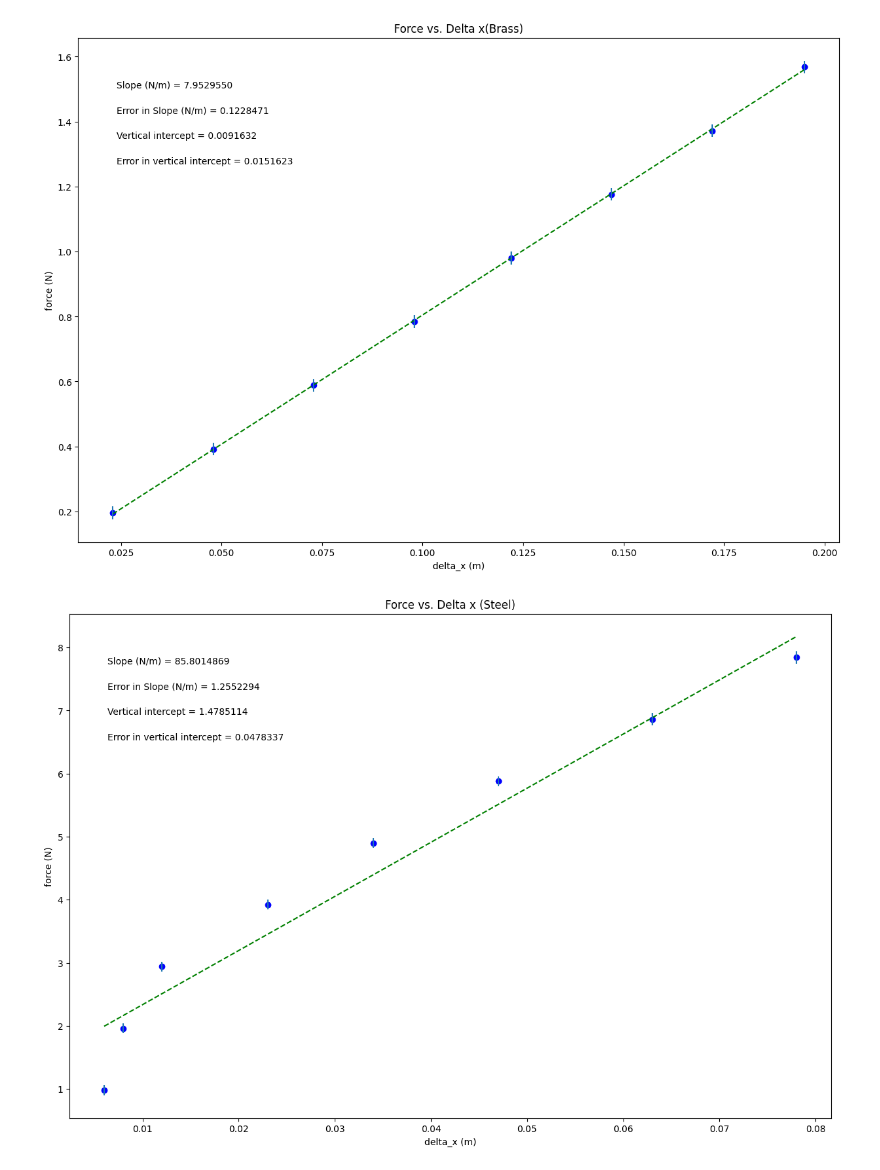
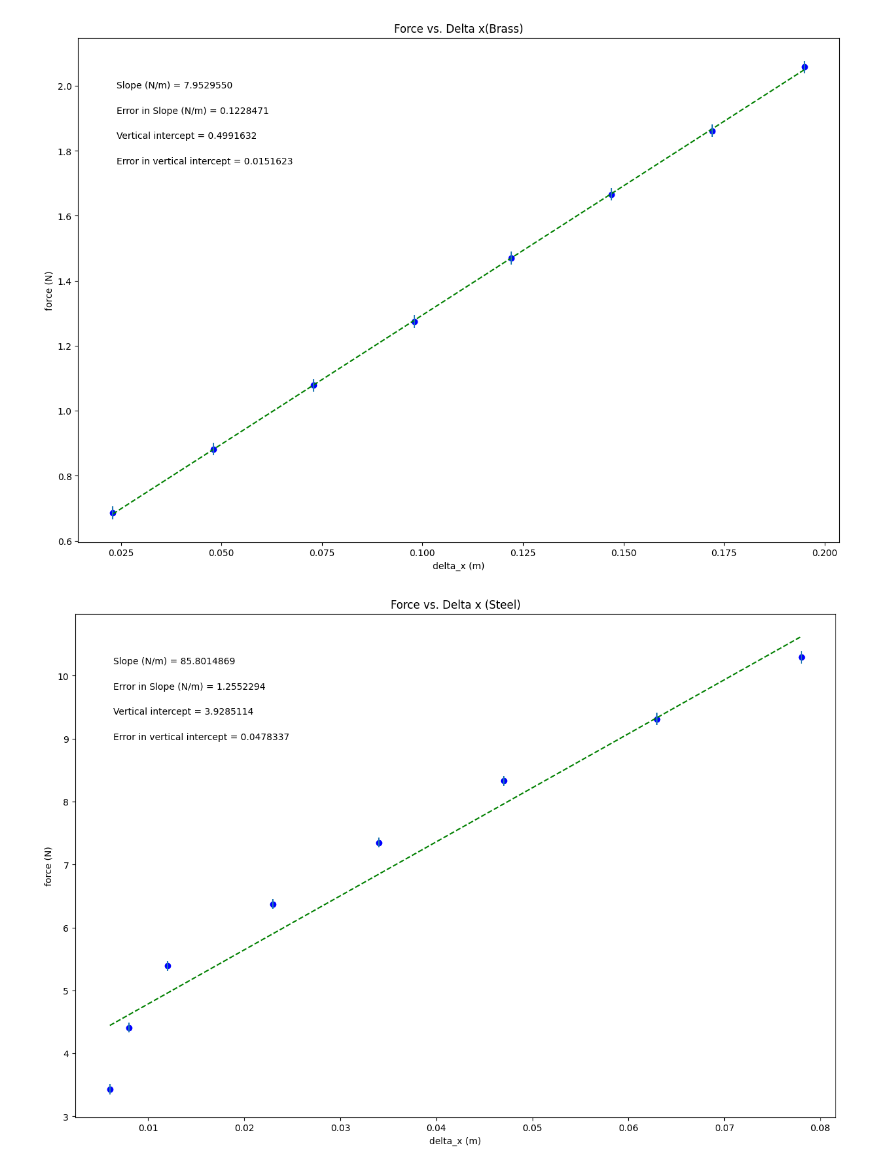
Before and after one commit to abriellepotter-source/abriellepotter, a Jupyter notebook: SpringConstant.ipynb, the cells around one changed output. Cells and saved outputs as stored; diff of their text form; code cells hidden in the pictures.

```diff
--- a/SpringConstant.ipynb
+++ b/SpringConstant.ipynb
@@ -21,9 +21,9 @@ import matplotlib.pyplot as plt
 
 delta_x = np.array([0.023, 0.048, 0.073, 0.098, 0.122, 0.147, 0.172, 0.195])
 
-force = np.array([0.196, 0.392, 0.588, 0.784, 0.98, 1.176, 1.372, 1.568])
+force = np.array([0.686, 0.882, 1.078, 1.274, 1.47, 1.666, 1.862, 2.058])
 
-err_force = np.array([0.01962, 0.01962,	0.01962, 0.01962,	0.01962, 0.01962,	0.01962, 0.01962])
+err_force = np.array([0.01962, 0.01962, 0.01962, 0.01962, 0.01962, 0.01962, 0.01962, 0.01962])
 
 
 
@@ -119,7 +119,7 @@ plt.annotate('Error in vertical intercept = {value:.{digits}f}'.format(value=db,
 
 plt.show()
 # %% [output]
-[figure, old version]
+[figure, new version]
 # %%
 #PHSX 221 & 223 plotting code
 #Brianna Beller
@@ -141,7 +141,7 @@ import matplotlib.pyplot as plt
 
 delta_x = np.array([0.006, 0.008, 0.012, 0.023, 0.034, 0.047, 0.063, 0.078])
 
-force = np.array([0.98, 1.96, 2.94, 3.92, 4.9, 5.88, 6.86, 7.84])
+force = np.array([3.43, 4.41, 5.39, 6.37, 7.35, 8.33, 9.31, 10.29])
 
 err_force = np.array([0.07848, 0.07848, 0.07848, 0.07848, 0.07848, 0.07848, 0.0981, 0.0981])
 
@@ -212,31 +212,31 @@ elif annotation_placement==3 or annotation_placement==4:
 #Don't need to change anything in this section!
 
 #Plot data on graph. Plot error bars and place values for slope,
 #error in slope, and vertical intercept (plus error) on the plot using "annotate"
 
 plt.figure(figsize=(15,10))
 
 plt.plot(x, fit, color='green', linestyle='--')
 plt.scatter(x, y, color='blue', marker='o')
 
 plt.xlabel(x_label)
 plt.ylabel(y_label)
 plt.title(plot_title)
 
 plt.errorbar(x, y, yerr=dy, xerr=None, fmt="none") #don't need to plot x error bars
 
 plt.annotate('Slope ({}) = {value:.{digits}f}'.format(slope_units,value=m, digits=7),
              (xpos, ypos[0]), xycoords='axes fraction')
 
 plt.annotate('Error in Slope ({}) = {value:.{digits}f}'.format(slope_units,value=dm, digits=7),
              (xpos, ypos[1]), xycoords='axes fraction')
 
 plt.annotate('Vertical intercept = {value:.{digits}f}'.format(value=b, digits=7),
              (xpos, ypos[2]), xycoords='axes fraction')
 
 plt.annotate('Error in vertical intercept = {value:.{digits}f}'.format(value=db, digits=7),
              (xpos, ypos[3]), xycoords='axes fraction')
 
 plt.show()
 # %% [output]
-[figure, old version]
+[figure, new version]
```
